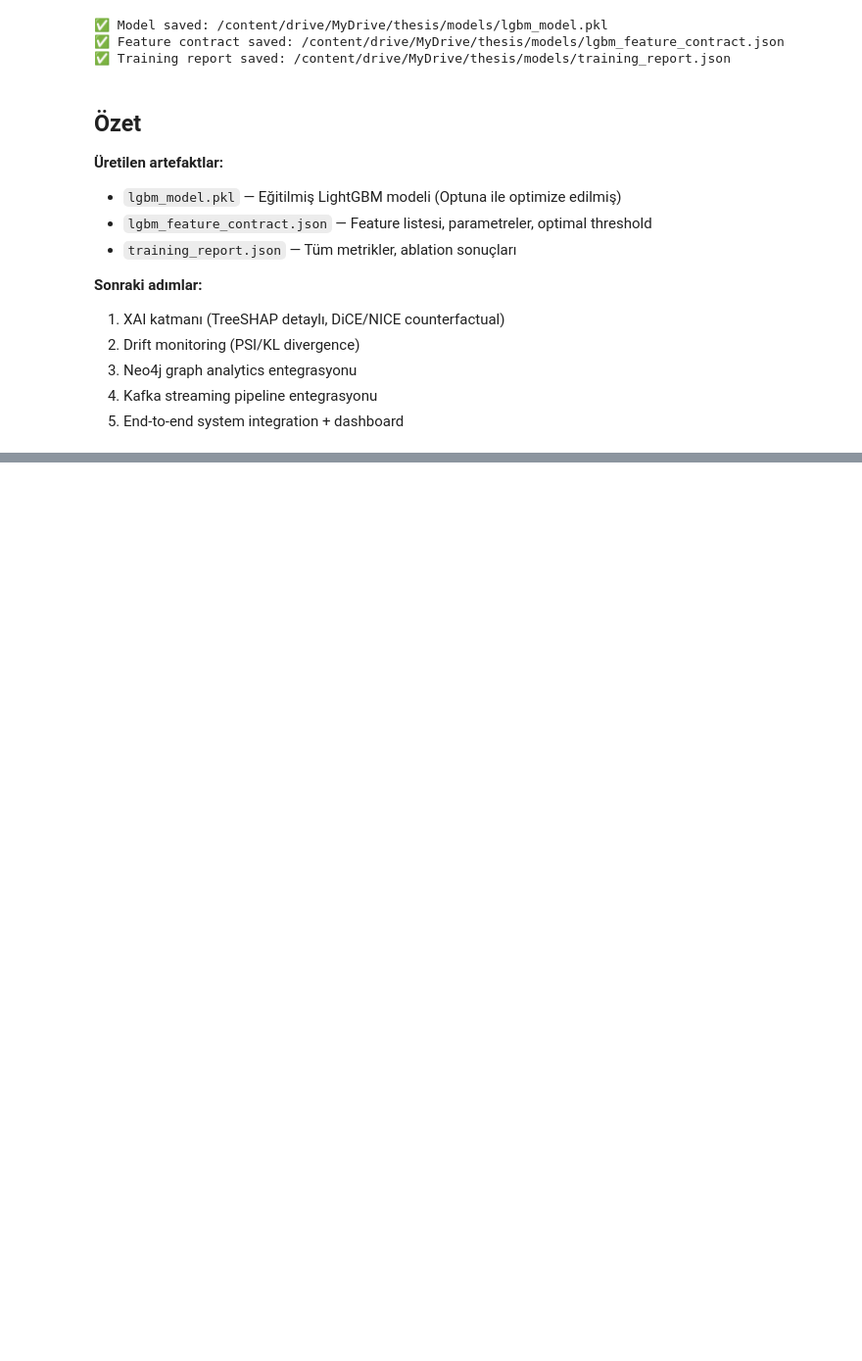
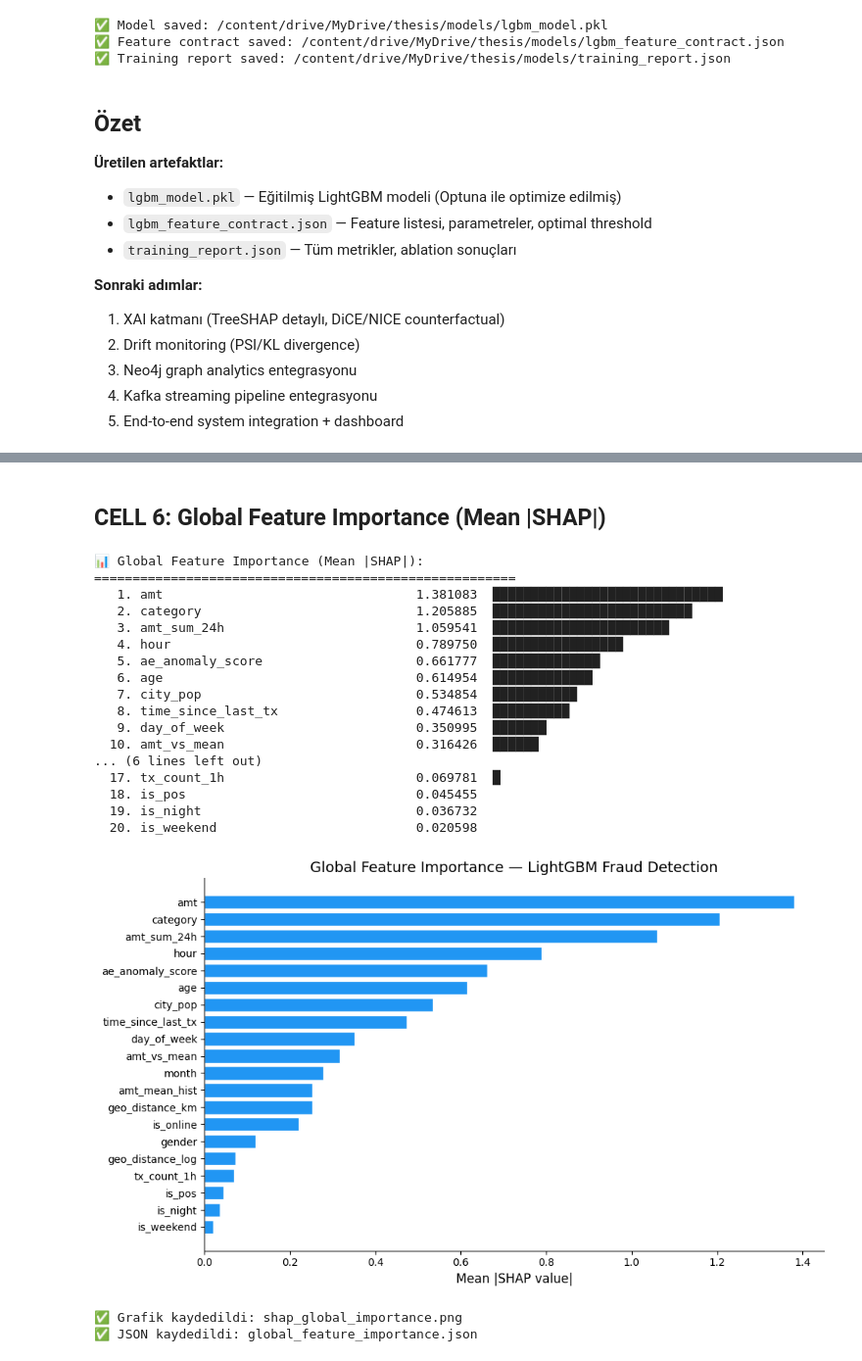
Before and after one commit to mustafaberberler/fraud-detection, a Jupyter notebook: train_lightgbm2222.ipynb, the cells around one changed output, grey strips where cells are left out. Shown at 98% size. Drawn from its saved outputs; the diff is of its cells as text; code cells hidden in the pictures; blank space fills up the shorter version.

Commit message:
Colab kullanılarak oluşturuldu

```diff
--- a/train_lightgbm2222.ipynb
+++ b/train_lightgbm2222.ipynb
@@ -664,0 +834,14 @@ print(f"✅ Training report saved: {report_path}")
+# %%
+print("🔄 TreeExplainer oluşturuluyor...")
+t0 = time.time()
+
+# TreeSHAP — LightGBM ile native entegrasyon (O(TLD) karmaşıklık)
+# model_output="raw" → log-odds döner (probability yerine)
+# model_output="probability" da kullanılabilir ama raw daha stabil
+explainer = shap.TreeExplainer(
+    lgbm_model,
+    feature_perturbation="tree_path_dependent"  # TreeSHAP exact algorithm
+)
+
+t_explainer = time.time() - t0
+print(f"✅ TreeExplainer oluşturuldu ({t_explainer:.2f}s)")
@@ -664,0 +907,60 @@ print(f"✅ Training report saved: {report_path}")
+# %% [markdown]
+## CELL 6: Global Feature Importance (Mean |SHAP|)
+# %%
+# Global importance: ortalama mutlak SHAP değeri
+global_importance = np.abs(shap_vals).mean(axis=0)
+importance_df = pd.DataFrame({
+    "feature": LGBM_FEATURES,
+    "mean_abs_shap": global_importance
+}).sort_values("mean_abs_shap", ascending=False).reset_index(drop=True)
+
+print("📊 Global Feature Importance (Mean |SHAP|):")
+print("=" * 55)
+for i, row in importance_df.iterrows():
+    bar_len = int(row["mean_abs_shap"] / importance_df["mean_abs_shap"].max() * 30)
+    bar = "█" * bar_len
+    print(f"  {i+1:2d}. {row['feature']:<35s} {row['mean_abs_shap']:.6f}  {bar}")
+
+# --- Bar Plot ---
+fig, ax = plt.subplots(figsize=(10, 6))
+ax.barh(
+    importance_df["feature"][::-1],
+    importance_df["mean_abs_shap"][::-1],
+    color="#2196F3",
+    edgecolor="white"
+)
+ax.set_xlabel("Mean |SHAP value|", fontsize=12)
+ax.set_title("Global Feature Importance — LightGBM Fraud Detection", fontsize=14)
+ax.spines["top"].set_visible(False)
+ax.spines["right"].set_visible(False)
+plt.tight_layout()
+plt.savefig("/content/drive/MyDrive/thesis/models/shap_global_importance.png", dpi=150, bbox_inches="tight")
+plt.show()
+print("✅ Grafik kaydedildi: shap_global_importance.png")
+
+# --- JSON olarak kaydet ---
+importance_json = importance_df.to_dict(orient="records")
+with open("/content/drive/MyDrive/thesis/models/global_feature_importance.json", "w") as f:
+    json.dump(importance_json, f, indent=2)
+print("✅ JSON kaydedildi: global_feature_importance.json")
+# %% [output]
+📊 Global Feature Importance (Mean |SHAP|):
+=======================================================
+   1. amt                                 1.381083  ██████████████████████████████
+   2. category                            1.205885  ██████████████████████████
+   3. amt_sum_24h                         1.059541  ███████████████████████
+   4. hour                                0.789750  █████████████████
+   5. ae_anomaly_score                    0.661777  ██████████████
+   6. age                                 0.614954  █████████████
+   7. city_pop                            0.534854  ███████████
+   8. time_since_last_tx                  0.474613  ██████████
+   9. day_of_week                         0.350995  ███████
+  10. amt_vs_mean                         0.316426  ██████
+... (6 lines left out)
+  17. tx_count_1h                         0.069781  █
+  18. is_pos                              0.045455
+  19. is_night                            0.036732
+  20. is_weekend                          0.020598
+[figure, added]
+✅ Grafik kaydedildi: shap_global_importance.png
+✅ JSON kaydedildi: global_feature_importance.json
```
Also changed, not shown: parts of 50 cells of this notebook.
